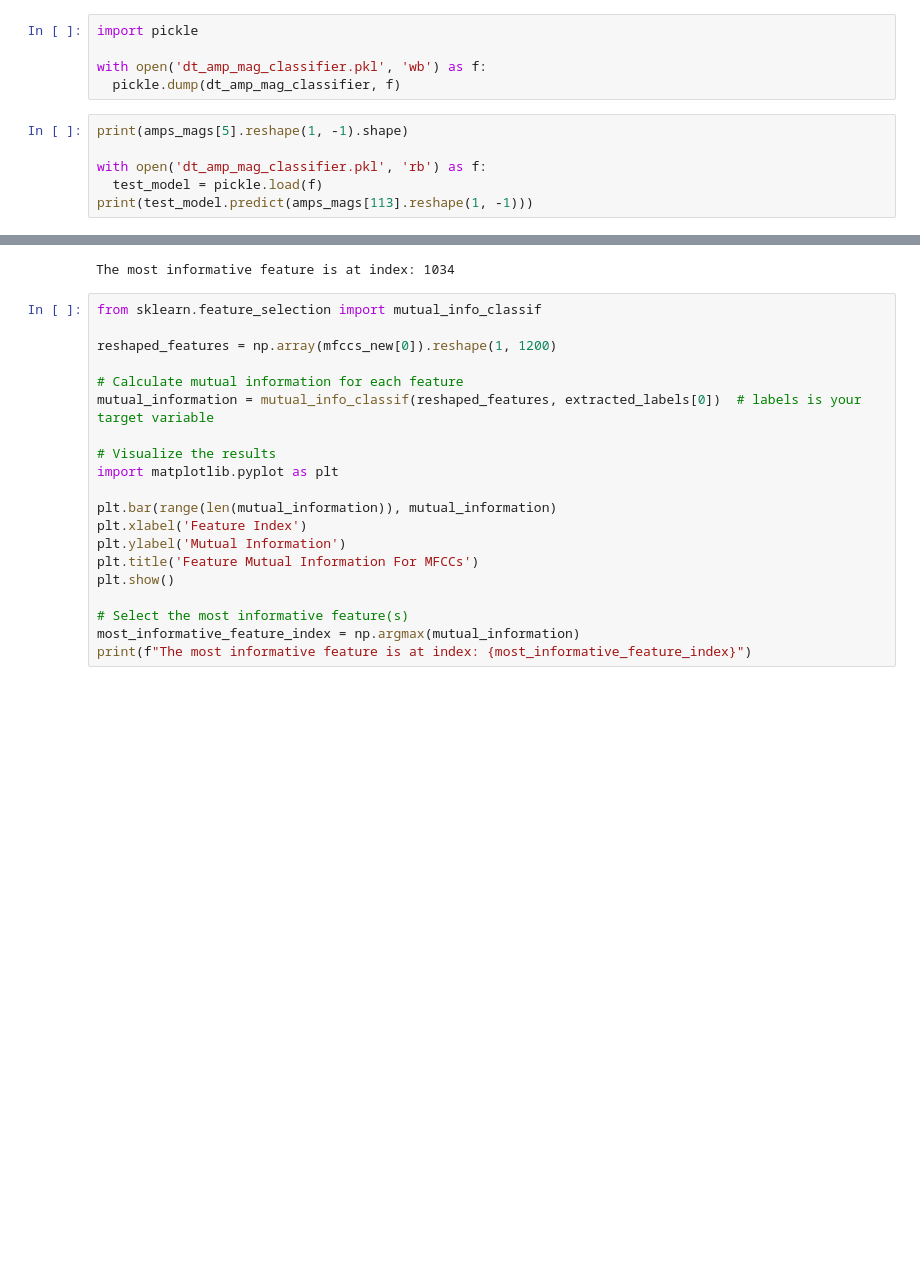
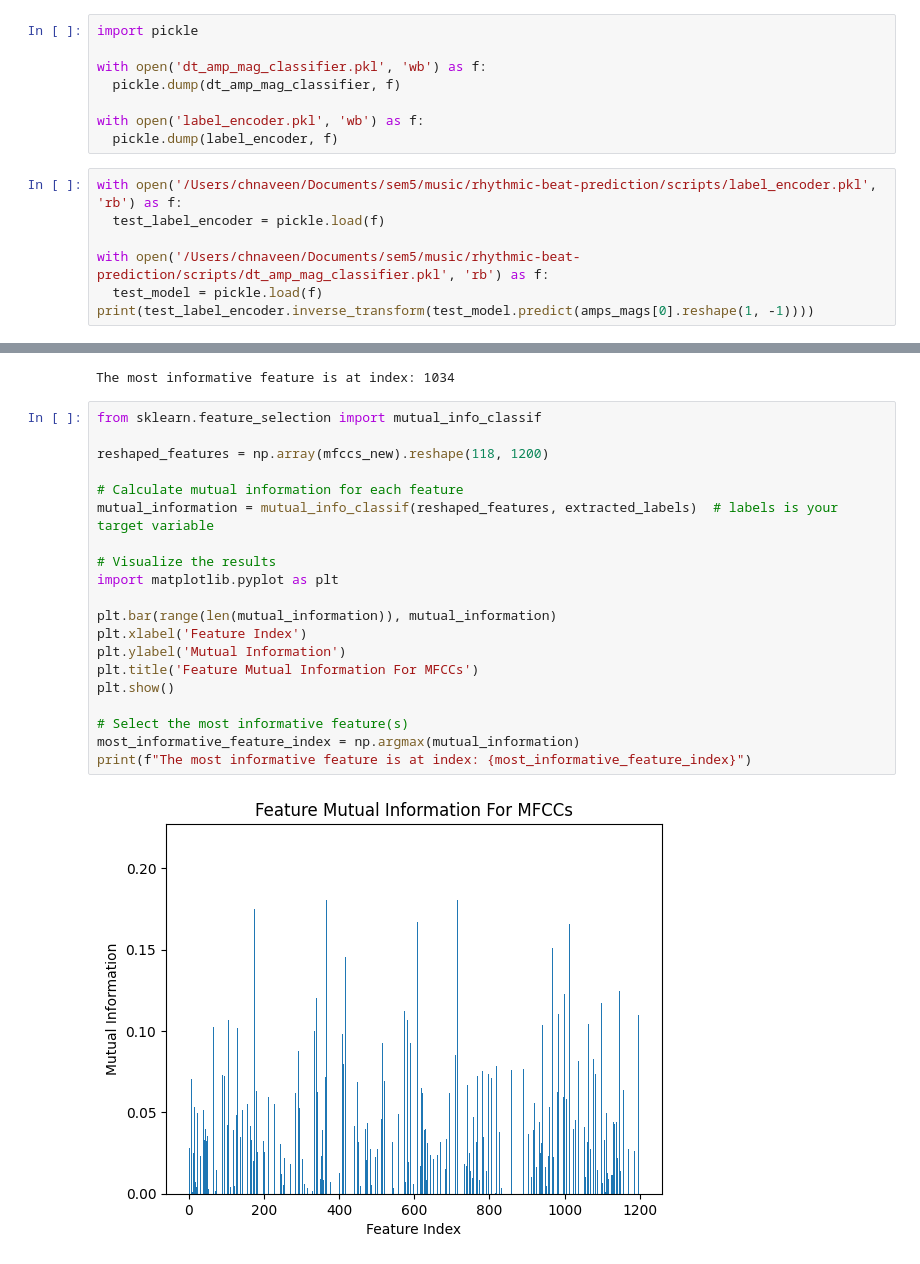
Before and after one commit to chekkapallinaveen/rhythmic-beat-prediction, a Jupyter notebook: scripts/data_processing.ipynb, the cells around one changed output, grey strips where cells are left out. Saved outputs shown, nothing was run; the diff lists cells and outputs as text; blank space fills up the shorter version.

Commit message:
added cnn_model dump

```diff
--- a/scripts/data_processing.ipynb
+++ b/scripts/data_processing.ipynb
@@ -392,10 +410,14 @@ import pickle
 
 with open('dt_amp_mag_classifier.pkl', 'wb') as f:
   pickle.dump(dt_amp_mag_classifier, f)
+
+with open('label_encoder.pkl', 'wb') as f:
+  pickle.dump(label_encoder, f)
 # %%
-print(amps_mags[5].reshape(1, -1).shape)
+with open('/Users/chnaveen/Documents/sem5/music/rhythmic-beat-prediction/scripts/label_encoder.pkl', 'rb') as f:
+  test_label_encoder = pickle.load(f)
 
-with open('dt_amp_mag_classifier.pkl', 'rb') as f:
+with open('/Users/chnaveen/Documents/sem5/music/rhythmic-beat-prediction/scripts/dt_amp_mag_classifier.pkl', 'rb') as f:
   test_model = pickle.load(f)
-print(test_model.predict(amps_mags[113].reshape(1, -1)))
+print(test_label_encoder.inverse_transform(test_model.predict(amps_mags[0].reshape(1, -1))))
 # %% [output]
@@ -506,21 +527,22 @@ The most informative feature is at index: 1034
 # %%
 from sklearn.feature_selection import mutual_info_classif
 
-reshaped_features = np.array(mfccs_new[0]).reshape(1, 1200)
+reshaped_features = np.array(mfccs_new).reshape(118, 1200)
 
 # Calculate mutual information for each feature
-mutual_information = mutual_info_classif(reshaped_features, extracted_labels[0])  # labels is your target variable
+mutual_information = mutual_info_classif(reshaped_features, extracted_labels)  # labels is your target variable
 
 # Visualize the results
 import matplotlib.pyplot as plt
 
 plt.bar(range(len(mutual_information)), mutual_information)
 plt.xlabel('Feature Index')
 plt.ylabel('Mutual Information')
 plt.title('Feature Mutual Information For MFCCs')
 plt.show()
 
 # Select the most informative feature(s)
 most_informative_feature_index = np.argmax(mutual_information)
 print(f"The most informative feature is at index: {most_informative_feature_index}")
 # %% [output]
+[figure, added]
```
Also changed, not shown: parts of 8 cells of this notebook, 6 other files.
